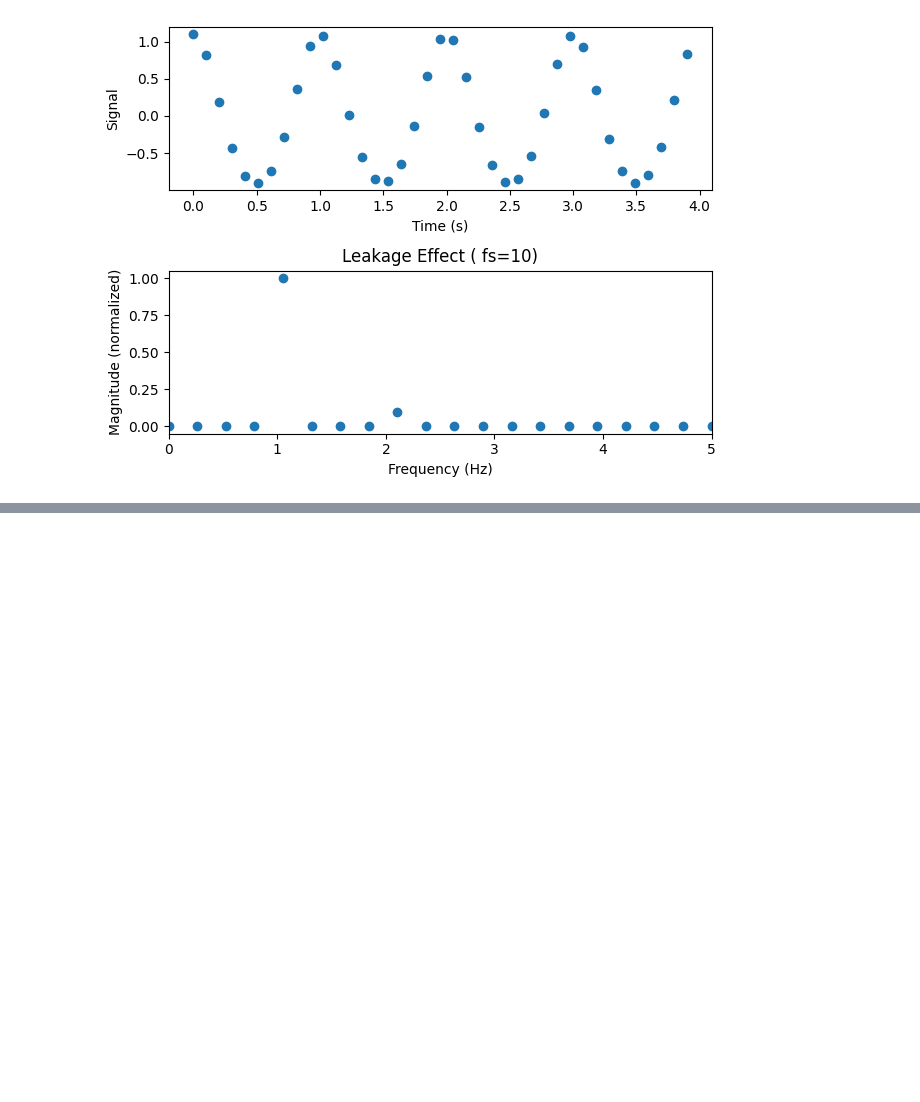
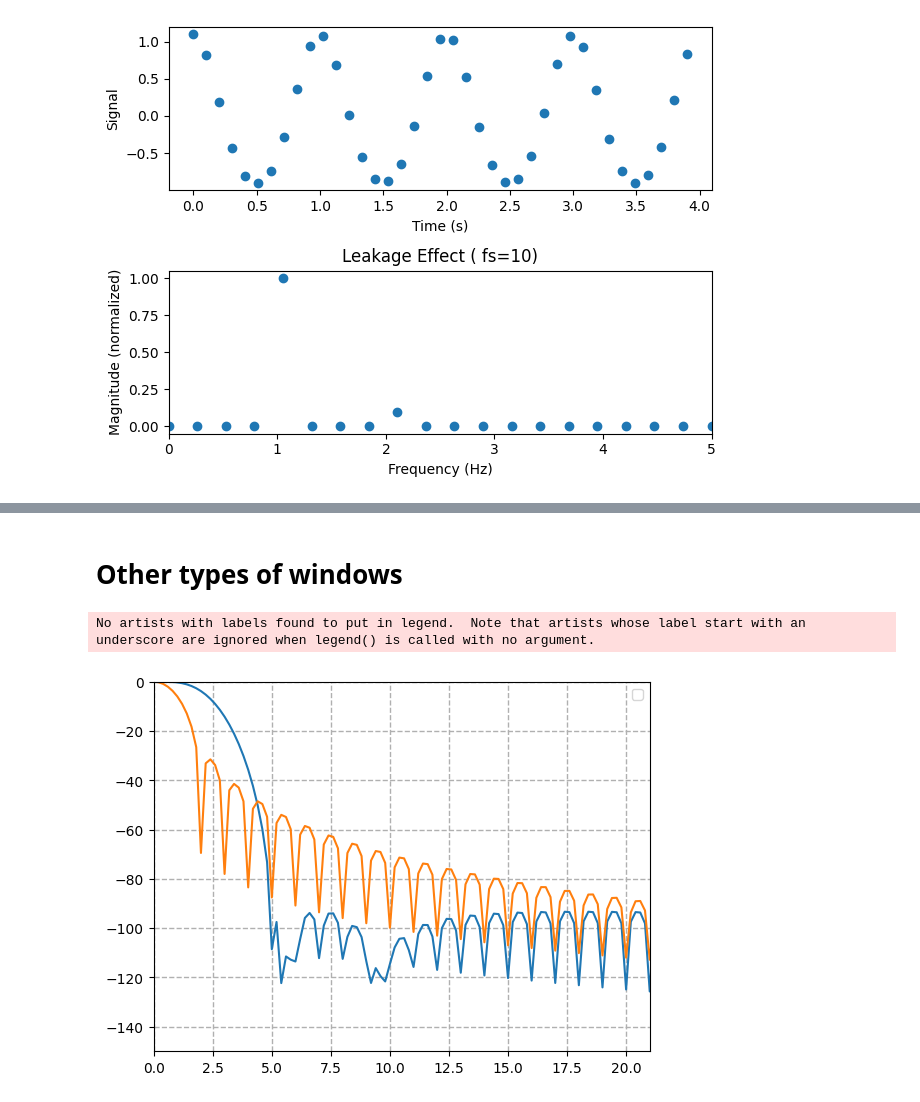
Before and after one commit to shahin1009/Signal-processing, a Jupyter notebook: windowing.ipynb, the cells around one changed output, grey strips where cells are left out. Cells and saved outputs as stored; diff of their text form; code cells hidden in the pictures; blank space fills up the shorter version.

```diff
--- a/windowing.ipynb
+++ b/windowing.ipynb
@@ -91,0 +164,22 @@ plt.show()
+# %% [markdown]
+# Other types of windows
+# %%
+# flattop
+m = 1000
+t = np.arange(m)
+
+window1 = signal.windows.flattop(m)
+window2 = signal.windows.hann(m)
+
+n = 5000
+w_fft1 = np.fft.rfft(window1, n)
+w_fft2 = np.fft.rfft(window2, n)
+freqs = np.fft.rfftfreq(n, d=1/m)
+plt.plot(freqs, 20*np.log10(np.abs(w_fft1) / np.abs(w_fft1).max()))
+plt.plot(freqs, 20*np.log10(np.abs(w_fft2) / np.abs(w_fft2).max()))
+plt.xlim(0, 21,)
+plt.ylim(-150,0)
+plt.grid(True, linestyle='--', linewidth=1, which='both')
+# %% [output]
+No artists with labels found to put in legend.  Note that artists whose label start with an underscore are ignored when legend() is called with no argument.
+[figure, added]
```
Also changed, not shown: parts of 7 cells of this notebook.
